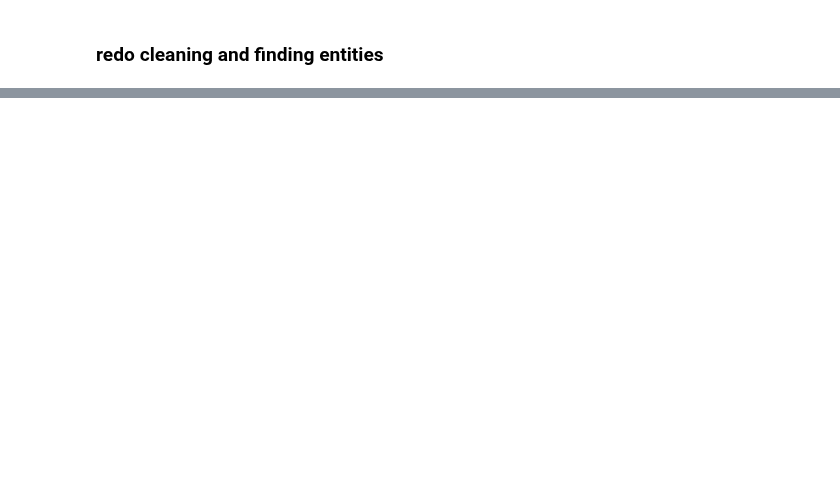
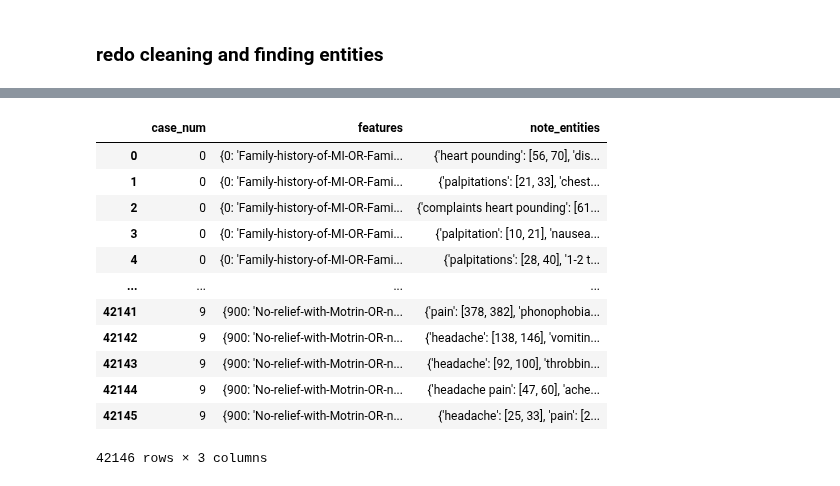
Before and after one commit to codeup-nlp-capstone/clinical_patient_notes, a Jupyter notebook: scott_scispacy_nb.ipynb, the cells around one changed output, grey strips where cells are left out. Cells and saved outputs as stored; diff of their text form; code cells hidden in the pictures; blank space fills up the shorter version.

```diff
--- a/scott_scispacy_nb.ipynb
+++ b/scott_scispacy_nb.ipynb
@@ -130,6 +128,6 @@ notes_features.head()
 # %%
 def get_doc_ents(clean_text):
 
-    doc = sci_nlp(clean_text)
+    sci_doc = sci_nlp(clean_text)
     # print("TEXT", "START", "END", "ENTITY TYPE")
-    return {ent.text: [ent.start_char, ent.end_char] for ent in doc.ents}
+    return {ent.text: [ent.start_char, ent.end_char] for ent in sci_doc.ents}
@@ -246,0 +281,16 @@ notes_features2.head()
+# %%
+notes_features2[["case_num", "features", "note_entities"]]
+# %% [output]
+|  | case_num | features | note_entities |
+| 0 | 0 | {0: 'Family-history-of-MI-OR-Fami... | {'heart pounding': [56, 70], 'dis... |
+| 1 | 0 | {0: 'Family-history-of-MI-OR-Fami... | {'palpitations': [21, 33], 'chest... |
+| 2 | 0 | {0: 'Family-history-of-MI-OR-Fami... | {'complaints heart pounding': [61... |
+| 3 | 0 | {0: 'Family-history-of-MI-OR-Fami... | {'palpitation': [10, 21], 'nausea... |
+| 4 | 0 | {0: 'Family-history-of-MI-OR-Fami... | {'palpitations': [28, 40], '1-2 t... |
+| ... | ... | ... | ... |
+| 42141 | 9 | {900: 'No-relief-with-Motrin-OR-n... | {'pain': [378, 382], 'phonophobia... |
+| 42142 | 9 | {900: 'No-relief-with-Motrin-OR-n... | {'headache': [138, 146], 'vomitin... |
+| 42143 | 9 | {900: 'No-relief-with-Motrin-OR-n... | {'headache': [92, 100], 'throbbin... |
+| 42144 | 9 | {900: 'No-relief-with-Motrin-OR-n... | {'headache pain': [47, 60], 'ache... |
+| 42145 | 9 | {900: 'No-relief-with-Motrin-OR-n... | {'headache': [25, 33], 'pain': [2... |
+42146 rows × 3 columns
```
Also changed, not shown: parts of 22 cells of this notebook.
